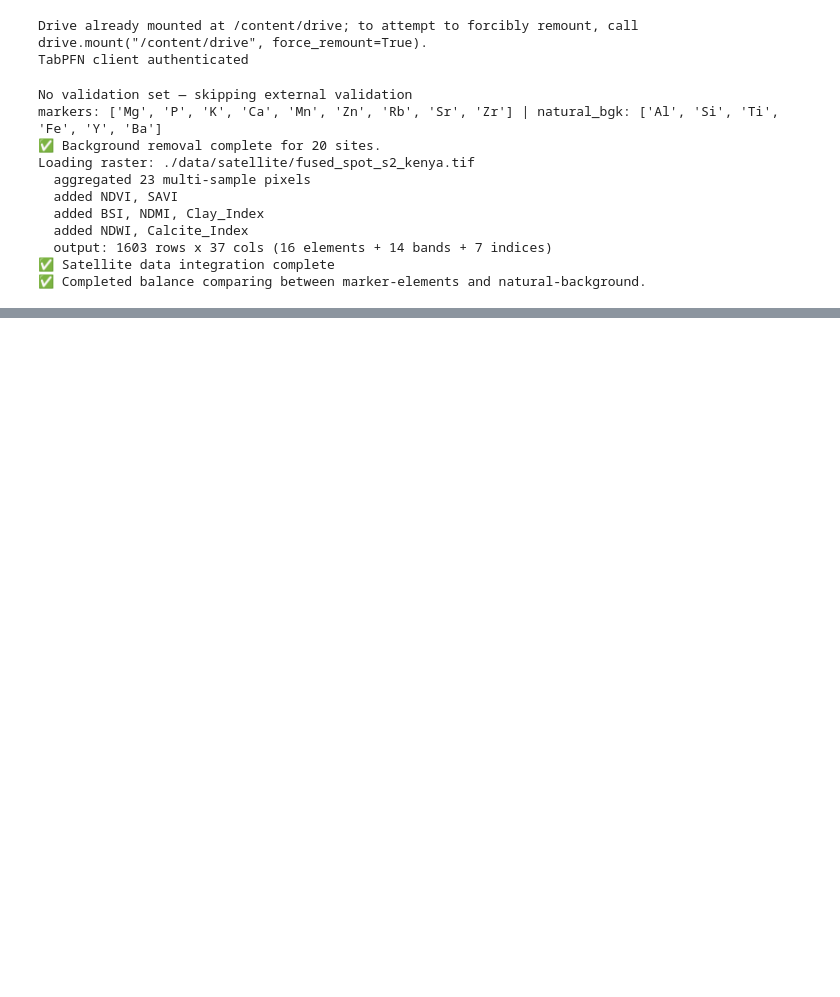
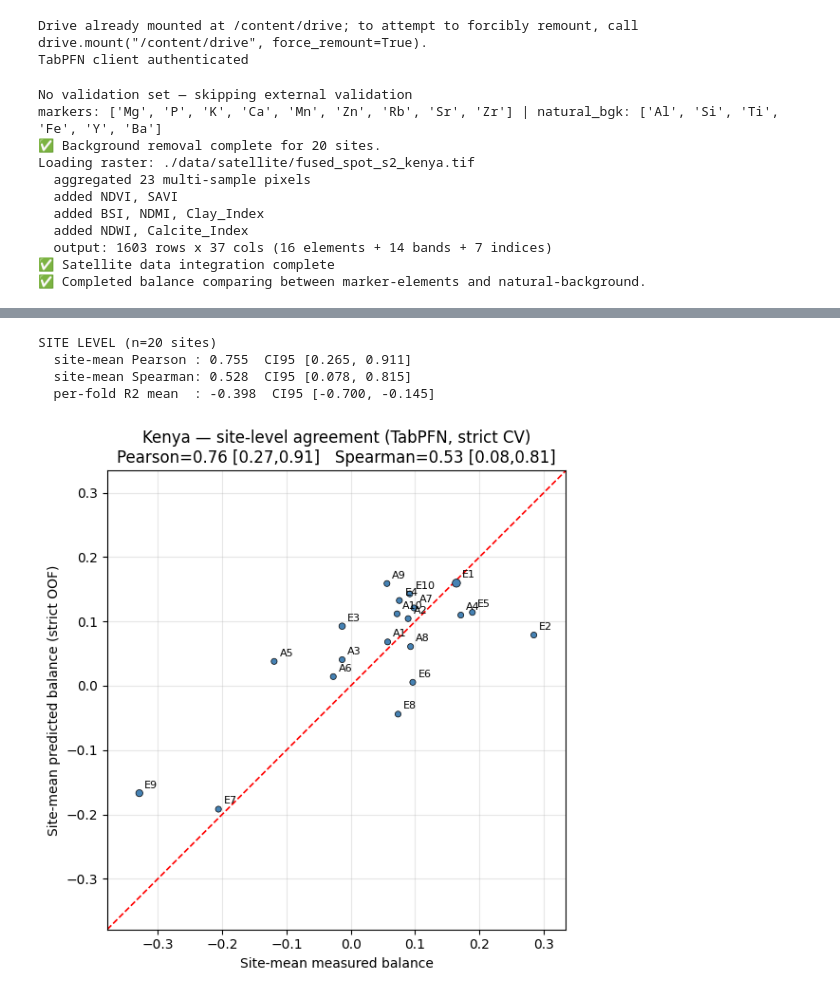
Before and after one commit to antonkout/pastors, a Jupyter notebook: jn/pastors_tabpfn_colab.ipynb, the cells around one changed output, grey strips where cells are left out. Drawn from its saved outputs; the diff is of its cells as text; code cells hidden in the pictures; blank space fills up the shorter version.

```diff
--- a/jn/pastors_tabpfn_colab.ipynb
+++ b/jn/pastors_tabpfn_colab.ipynb
@@ -53,6 +63,7 @@ from tabpfn_client import TabPFNRegressor
 dataset   = "kenya" #"kenya", "oman"
 satellite = f"fused_spot_s2_{dataset}"
 buffer    = 500
+EXCLUDE_VAL_IDS = [3, 5]
 SHARPEN_SWIR          = False
 RESTRICT_TRAINING     = True
 USE_GLOBAL_BACKGROUND = False
@@ -67,18 +78,20 @@ else:  # kenya
     GROUP_TYPE_PREFIX   = "COR"   # matches both CORAL and CORRAL
 
 # fallback manual groups if AUTO_GROUPS=False
-MARKERS_MANUAL    = ["P","K","Ca"]
-NATBG_MANUAL      = ["Si","Al","Fe","Ti","Mg"]
+MARKERS_MANUAL    = ['P','Cl','K'] #active: 'P','Cl','K', #aband:'P','Sr','Zn', 'Mn'
+NATBG_MANUAL      = ['Si', 'Al', 'Fe', 'Ti', 'Mg']
 
 # ── Evaluation parity with pastors.ipynb (XGBoost) ──
 # Score TabPFN with the SAME leave-site-out spatial CV, threshold and metrics
 # so the two models are directly comparable (not a leaky random split).
-AGREEMENT_THRESHOLD = 0.0     # depleted (<thr) / elevated (>thr); 0.0 or "antimode"
+AGREEMENT_THRESHOLD = "antimode" #0.0     # depleted (<thr) / elevated (>thr); 0.0 or "antimode"
 CV_MAX_FOLDS = None           # None = leave-site-out (exact parity); int = GroupKFold(n)
                               #   -> set e.g. 5 to cut TabPFN cloud calls (loses split parity)
 # %%
+
 # ── Load, background-remove, detect groups, build balance ──
-gdf  = gpd.read_file(f"./data/geospatial/{dataset}_processed_closed.geojson")
+dataset_path = f"./data/geospatial/{dataset}_processed_closed.geojson"
+gdf  = gpd.read_file(dataset_path) #_active, _imputed
 
 VAL_PATH = "./data/geospatial/validation_processed_closed.geojson"
 HAS_VAL  = (dataset == "oman") and os.path.exists(VAL_PATH)
@@ -92,7 +105,7 @@ else:
     print("No validation set — skipping external validation")
 
 if AUTO_GROUPS:
-    grp = compositional_groups(f"./data/geospatial/{dataset}_processed_closed.geojson",
+    grp = compositional_groups(dataset_path,
             include_sites=ACTIVE_SITES, exclude_sites=GROUP_EXCLUDE_SITES,
             type_prefix=GROUP_TYPE_PREFIX, exclude_parts=("Res",))
     markers, natural_bgk = grp["markers"], grp["natural_bgk"]
@@ -291,0 +436,67 @@ else:
+# %%
+# ── Site-level reporting + bootstrap CIs (Fix 2) ──────────────────────────
+# Pixels within a site are pseudo-replicates: the honest experimental unit is
+# the SITE. Report (a) per-fold R² distribution and (b) site-mean agreement,
+# both with bootstrap CIs, as the headline numbers.
+rng = np.random.default_rng(42)
+
+site_df = (pd.DataFrame({"site": sites_arr[vm],
+                         "true": oof_true[vm], "pred": oof_pred[vm]})
+           .groupby("site")
+           .agg(n=("true", "size"),
+                true_mean=("true", "mean"), pred_mean=("pred", "mean")))
+
+def _boot_ci(fn, a, b, B=2000):
+    n = len(a); vals = []
+    for _ in range(B):
+        j = rng.integers(0, n, n)
+        try:
+            v = fn(a[j], b[j])
+            if np.isfinite(v):
+                vals.append(v)
+        except Exception:
+            pass
+    return np.percentile(vals, [2.5, 97.5])
+
+a = site_df["true_mean"].values
+b = site_df["pred_mean"].values
+pear_s,  (plo, phi) = pearsonr(a, b)[0],  _boot_ci(lambda x, y: pearsonr(x, y)[0], a, b)
+spear_s, (slo, shi) = spearmanr(a, b)[0], _boot_ci(lambda x, y: spearmanr(x, y)[0], a, b)
+r2s = folds["R2"].values
+r2ci = np.percentile([np.mean(rng.choice(r2s, len(r2s), True))
+                      for _ in range(2000)], [2.5, 97.5])
+
+print(f"SITE LEVEL (n={len(site_df)} sites)")
+print(f"  site-mean Pearson : {pear_s:.3f}  CI95 [{plo:.3f}, {phi:.3f}]")
+print(f"  site-mean Spearman: {spear_s:.3f}  CI95 [{slo:.3f}, {shi:.3f}]")
+print(f"  per-fold R2 mean  : {r2s.mean():.3f}  CI95 [{r2ci[0]:.3f}, {r2ci[1]:.3f}]")
+
+import matplotlib.pyplot as plt
+fig, ax = plt.subplots(figsize=(6.5, 6))
+ax.scatter(a, b, s=np.clip(site_df["n"] / 5, 20, 200),
+           c="steelblue", edgecolor="k", lw=.5, zorder=3)
+for s_, r_ in site_df.iterrows():
+    ax.annotate(s_, (r_.true_mean, r_.pred_mean), fontsize=8,
+                xytext=(4, 4), textcoords="offset points")
+lim = [min(a.min(), b.min()) - .05, max(a.max(), b.max()) + .05]
+ax.plot(lim, lim, "r--", lw=1.2)
+ax.set_xlim(lim); ax.set_ylim(lim); ax.set_aspect("equal")
+ax.grid(True, alpha=.3)
+ax.set_xlabel("Site-mean measured balance")
+ax.set_ylabel("Site-mean predicted balance (strict OOF)")
+ax.set_title(f"{dataset.title()} — site-level agreement (TabPFN, strict CV)\n"
+             f"Pearson={pear_s:.2f} [{plo:.2f},{phi:.2f}]   "
+             f"Spearman={spear_s:.2f} [{slo:.2f},{shi:.2f}]")
+plt.tight_layout()
+plt.savefig(f"./output/{dataset}_tabpfn_site_level.png", dpi=200,
+            bbox_inches="tight")
+plt.show()
+site_df.to_csv(f"./output/{dataset}_tabpfn_site_level.csv")
+log_run_metadata(extra={"strict_cv_n_folds": len(folds),
+                        "fold_sites": list(map(str, uniq_sites))})
+# %% [output]
+SITE LEVEL (n=20 sites)
+  site-mean Pearson : 0.755  CI95 [0.265, 0.911]
+  site-mean Spearman: 0.528  CI95 [0.078, 0.815]
+  per-fold R2 mean  : -0.398  CI95 [-0.700, -0.145]
+[figure, added]
```
Also changed, not shown: parts of 14 cells of this notebook.
